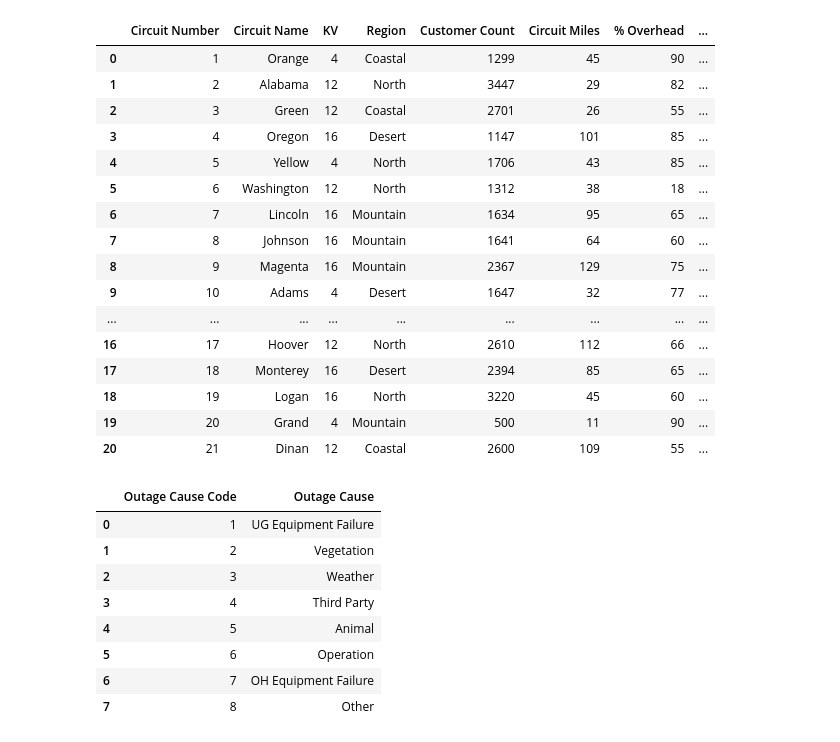
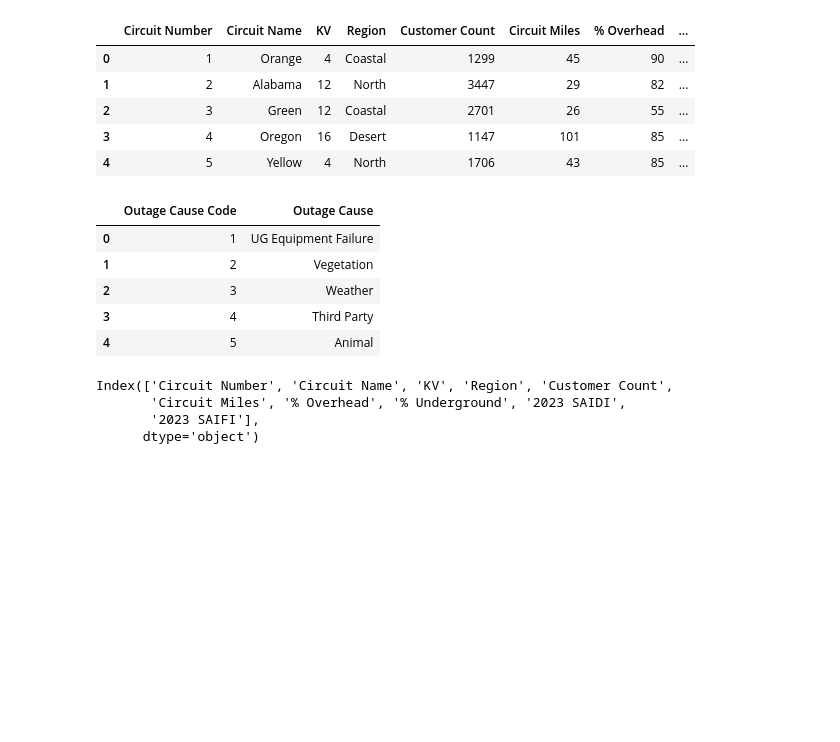
Before and after one commit to GerardoG2/ITC-2025, a Jupyter notebook: circuit-outage-analysis.ipynb, the cells around one changed output. Saved outputs shown, nothing was run; the diff lists cells and outputs as text; code cells hidden in the pictures; blank space fills up the shorter version.

Commit message:
ran queries, merged lookup table, renamed labels, created plot of most common outage cause per region

```diff
--- a/circuit-outage-analysis.ipynb
+++ b/circuit-outage-analysis.ipynb
@@ -40,27 +29,16 @@ df.rename(columns = {'Circuit Number':'circuit_number', 'Circuit Name':'circuit_
 df_circuit_lookup = pd.read_excel("Data/circuit_outages_ibec.xlsx", sheet_name = "LookUp", usecols= "A:J")
 df_outage_cause_lookup = pd.read_excel("Data/circuit_outages_ibec.xlsx", sheet_name = "LookUp", usecols= "L:M", nrows=8)
 # %%
-df_circuit_lookup
+df_circuit_lookup.head()
 # %% [output]
 |  | Circuit Number | Circuit Name | KV | Region | Customer Count | Circuit Miles | % Overhead | ... |
 | 0 | 1 | Orange | 4 | Coastal | 1299 | 45 | 90 | ... |
 | 1 | 2 | Alabama | 12 | North | 3447 | 29 | 82 | ... |
 | 2 | 3 | Green | 12 | Coastal | 2701 | 26 | 55 | ... |
 | 3 | 4 | Oregon | 16 | Desert | 1147 | 101 | 85 | ... |
 | 4 | 5 | Yellow | 4 | North | 1706 | 43 | 85 | ... |
-| 5 | 6 | Washington | 12 | North | 1312 | 38 | 18 | ... |
-| 6 | 7 | Lincoln | 16 | Mountain | 1634 | 95 | 65 | ... |
-| 7 | 8 | Johnson | 16 | Mountain | 1641 | 64 | 60 | ... |
-| 8 | 9 | Magenta | 16 | Mountain | 2367 | 129 | 75 | ... |
-| 9 | 10 | Adams | 4 | Desert | 1647 | 32 | 77 | ... |
-| ... | ... | ... | ... | ... | ... | ... | ... | ... |
-| 16 | 17 | Hoover | 12 | North | 2610 | 112 | 66 | ... |
-| 17 | 18 | Monterey | 16 | Desert | 2394 | 85 | 65 | ... |
-| 18 | 19 | Logan | 16 | North | 3220 | 45 | 60 | ... |
-| 19 | 20 | Grand | 4 | Mountain | 500 | 11 | 90 | ... |
-| 20 | 21 | Dinan | 12 | Coastal | 2600 | 109 | 55 | ... |
 # %%
-df_outage_cause_lookup
+df_outage_cause_lookup.head()
 # %% [output]
 |  | Outage Cause Code | Outage Cause |
 | 0 | 1 | UG Equipment Failure |
@@ -68,7 +46,11 @@ df_outage_cause_lookup
 | 2 | 3 | Weather |
 | 3 | 4 | Third Party |
 | 4 | 5 | Animal |
-| 5 | 6 | Operation |
-| 6 | 7 | OH Equipment Failure |
-| 7 | 8 | Other |
+# %%
+df_circuit_lookup.columns
+# %% [output]
+Index(['Circuit Number', 'Circuit Name', 'KV', 'Region', 'Customer Count',
+       'Circuit Miles', '% Overhead', '% Underground', '2023 SAIDI',
+       '2023 SAIFI'],
+      dtype='object')
 # %%
```
Also changed, not shown: parts of 36 cells of this notebook, 2 other files.
